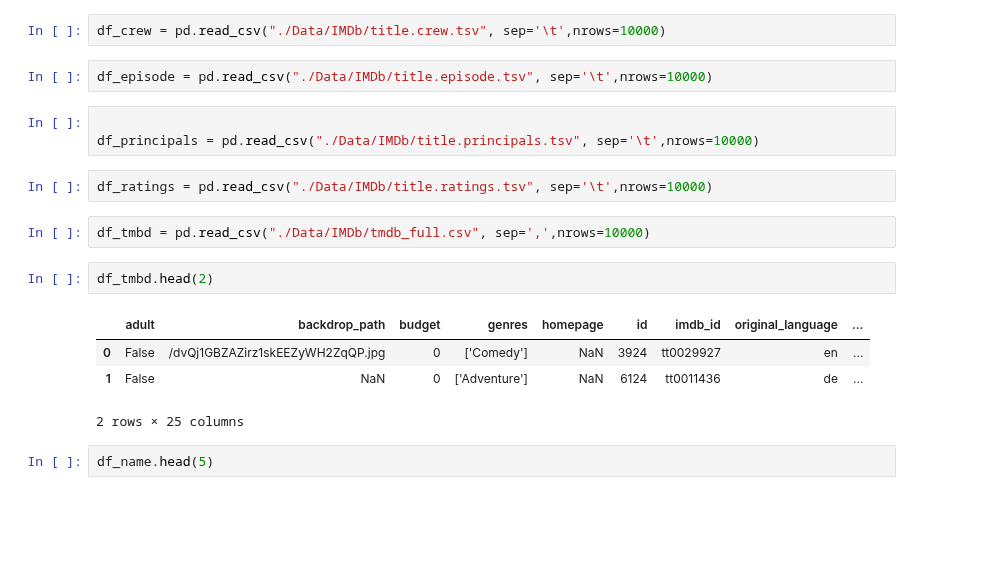
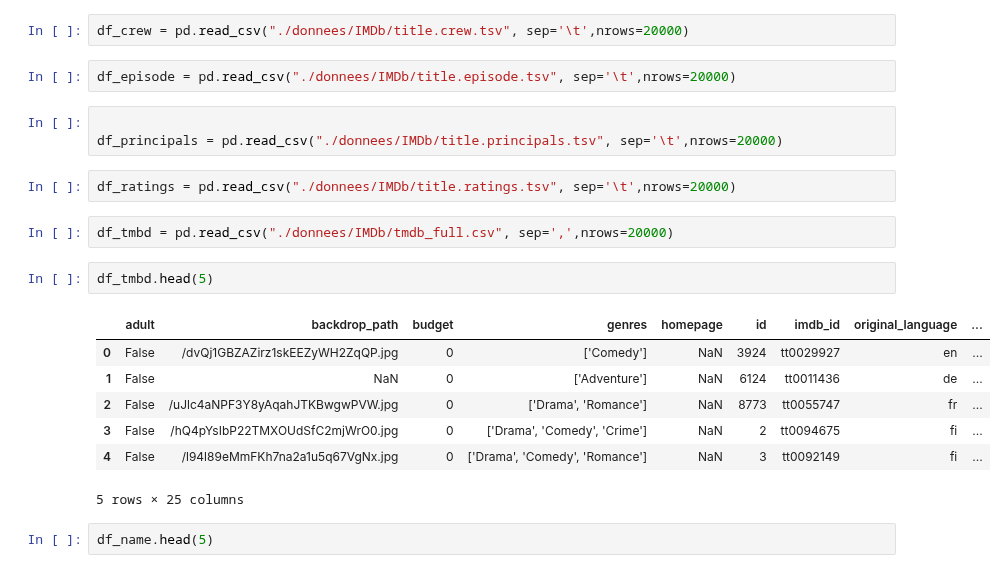
Before and after one commit to Cynthia-OK/CreuseLlywood, a Jupyter notebook: test_marie.ipynb, the cells around one changed output. Saved outputs shown, nothing was run; the diff lists cells and outputs as text; blank space fills up the shorter version.

```diff
--- a/test_marie.ipynb
+++ b/test_marie.ipynb
@@ -10,21 +10,24 @@ df_basics = pd.read_csv("./Data/IMDb/title.basics.tsv", sep='\t',nrows=10000)
 # %%
-df_crew = pd.read_csv("./Data/IMDb/title.crew.tsv", sep='\t',nrows=10000)
+df_crew = pd.read_csv("./donnees/IMDb/title.crew.tsv", sep='\t',nrows=20000)
 # %%
-df_episode = pd.read_csv("./Data/IMDb/title.episode.tsv", sep='\t',nrows=10000)
+df_episode = pd.read_csv("./donnees/IMDb/title.episode.tsv", sep='\t',nrows=20000)
 # %%
 
-df_principals = pd.read_csv("./Data/IMDb/title.principals.tsv", sep='\t',nrows=10000)
+df_principals = pd.read_csv("./donnees/IMDb/title.principals.tsv", sep='\t',nrows=20000)
 # %%
-df_ratings = pd.read_csv("./Data/IMDb/title.ratings.tsv", sep='\t',nrows=10000)
+df_ratings = pd.read_csv("./donnees/IMDb/title.ratings.tsv", sep='\t',nrows=20000)
 # %%
-df_tmbd = pd.read_csv("./Data/IMDb/tmdb_full.csv", sep=',',nrows=10000)
+df_tmbd = pd.read_csv("./donnees/IMDb/tmdb_full.csv", sep=',',nrows=20000)
 # %%
-df_tmbd.head(2)
+df_tmbd.head(5)
 # %% [output]
 |  | adult | backdrop_path | budget | genres | homepage | id | imdb_id | original_language | ... |
 | 0 | False | /dvQj1GBZAZirz1skEEZyWH2ZqQP.jpg | 0 | ['Comedy'] | NaN | 3924 | tt0029927 | en | ... |
 | 1 | False | NaN | 0 | ['Adventure'] | NaN | 6124 | tt0011436 | de | ... |
+| 2 | False | /uJlc4aNPF3Y8yAqahJTKBwgwPVW.jpg | 0 | ['Drama', 'Romance'] | NaN | 8773 | tt0055747 | fr | ... |
+| 3 | False | /hQ4pYsIbP22TMXOUdSfC2mjWrO0.jpg | 0 | ['Drama', 'Comedy', 'Crime'] | NaN | 2 | tt0094675 | fi | ... |
+| 4 | False | /l94l89eMmFKh7na2a1u5q67VgNx.jpg | 0 | ['Drama', 'Comedy', 'Romance'] | NaN | 3 | tt0092149 | fi | ... |
-2 rows × 25 columns
+5 rows × 25 columns
 # %%
 df_name.head(5)
 # %% [output]
```
Also changed, not shown: parts of 14 cells of this notebook.
